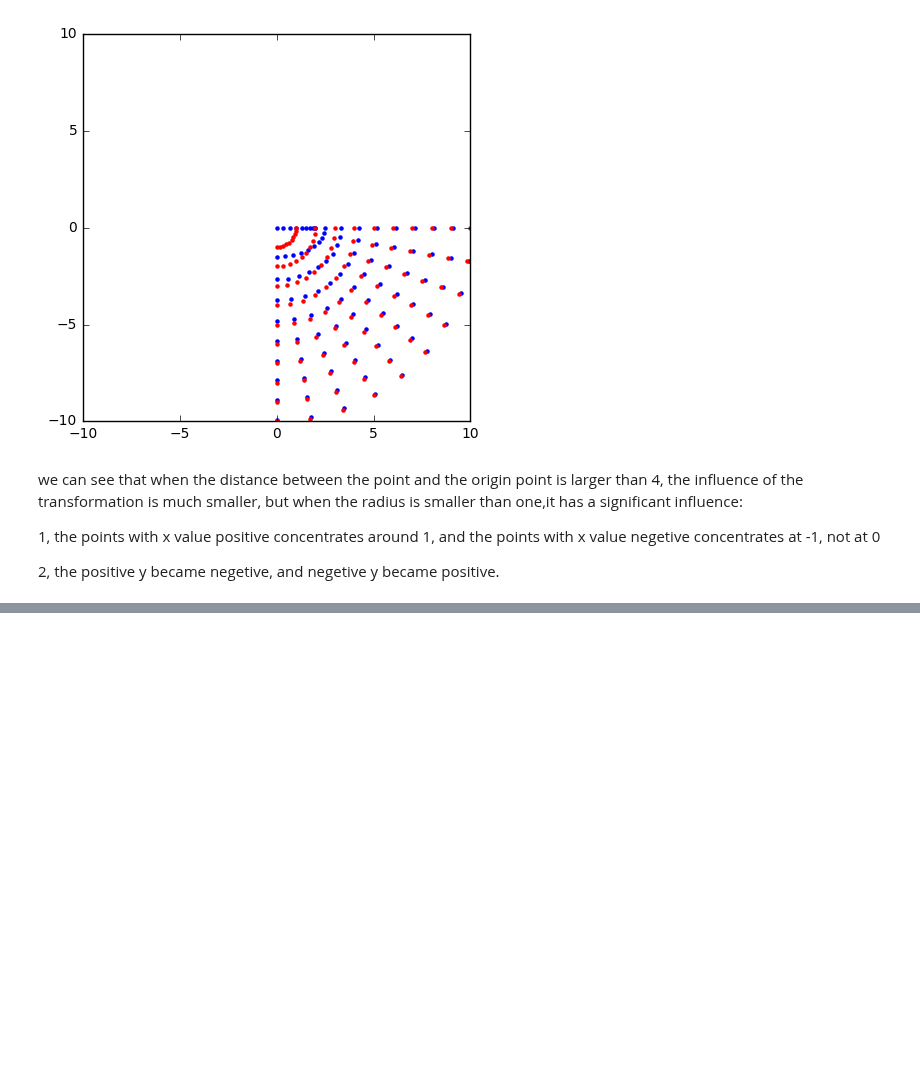
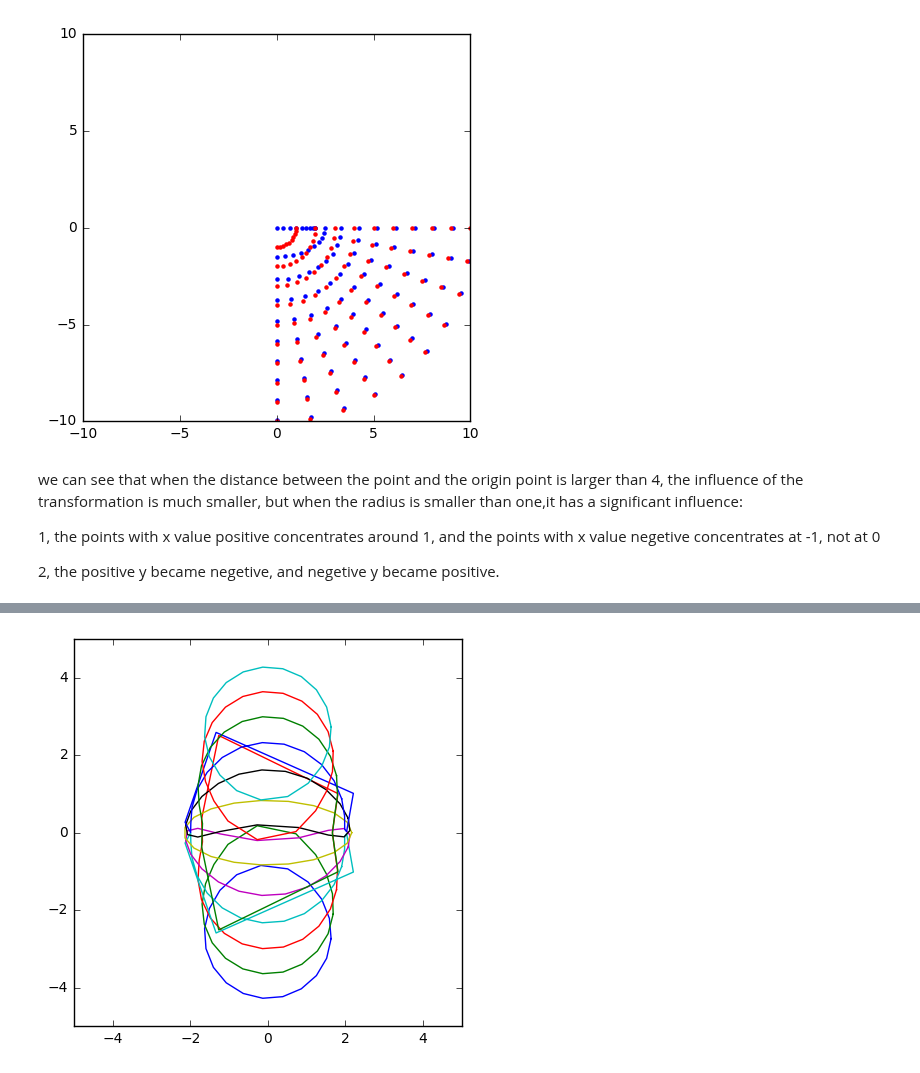
Before and after one commit to barbagroup/AeroPython-studentprojects2017, a Jupyter notebook: iamisrapel/Project_Joukowski_transformation.ipynb, the cells around one changed output, grey strips where cells are left out. Drawn from its saved outputs; the diff is of its cells as text; code cells hidden in the pictures; blank space fills up the shorter version.

```diff
--- a/iamisrapel/Project_Joukowski_transformation.ipynb
+++ b/iamisrapel/Project_Joukowski_transformation.ipynb
@@ -79,0 +102,10 @@ we can see that when the distance between the point and the origin point is larg
+# %%
+pyplot.figure(figsize=[5,5])
+for i in range(11):
+    z=x_coordinates[i]+1j*y_coordinates[i]
+    z_trans=j_trans(z,1)
+    pyplot.xlim(-5,5)
+    pyplot.ylim(-5,5)
+    pyplot.plot(z_trans.real,z_trans.imag)
+# %% [output]
+[figure, added]
```
Also changed, not shown: parts of 8 cells of this notebook.
